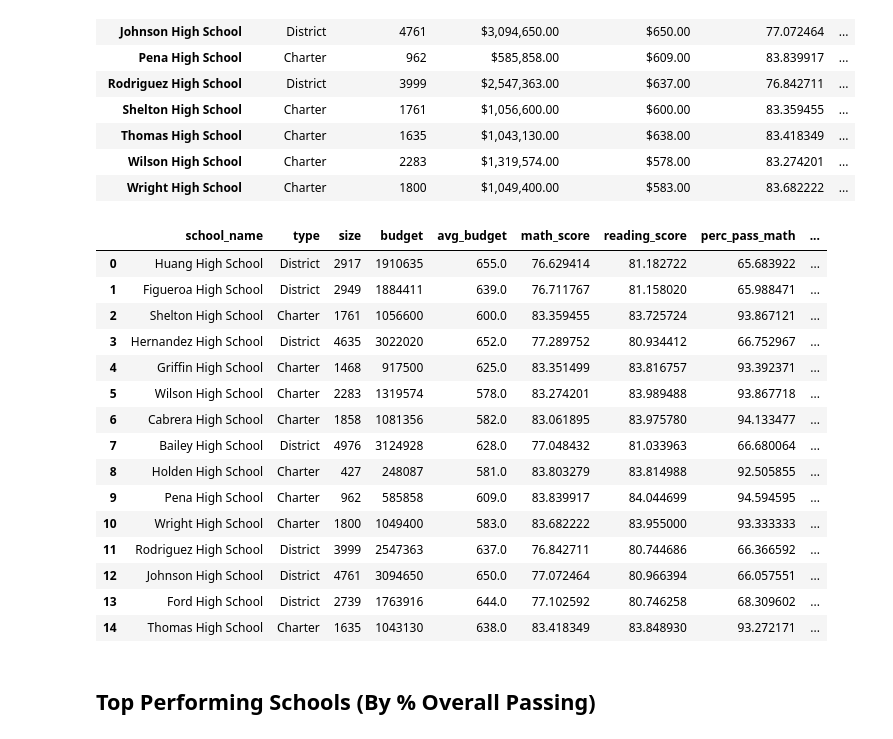
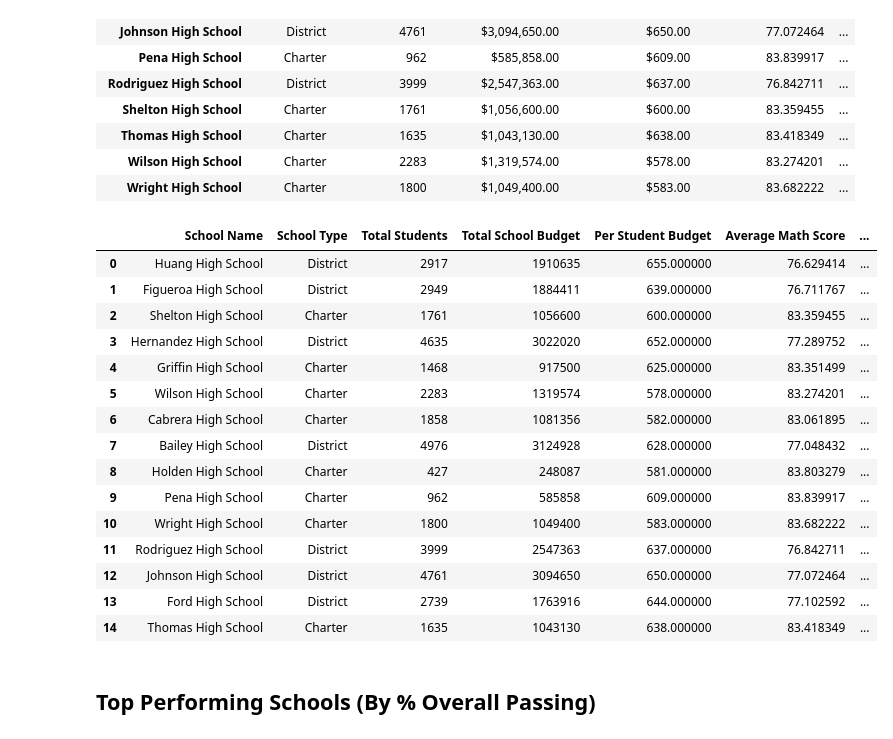
Before and after one commit to nconnel4/pandas-challenge, a Jupyter notebook: PyCitySchools/PyCitySchools_starter.ipynb, the cells around one changed output. Saved outputs shown, nothing was run; the diff lists cells and outputs as text; code cells hidden in the pictures.

Commit message:
Add renaming of column headers

```diff
--- a/PyCitySchools/PyCitySchools_starter.ipynb
+++ b/PyCitySchools/PyCitySchools_starter.ipynb
@@ -143,51 +143,62 @@ avg_grades_df = student_grades_df.groupby('school_name').mean()
 school_summary_df = school_summary_df.merge(avg_grades_df, how = 'inner', on = 'school_name')
 
 # get passing math student information and merge back into school summary
 math_pass_count_df = math_pass_df.groupby('school_name')['Student ID'].nunique()
 math_pass_count_df = math_pass_count_df.rename('math_pass_count')
 
 school_summary_df = school_summary_df.merge(math_pass_count_df, how = 'inner', on = 'school_name')
 
 # get passing reading students information and merge back into school summary
 read_pass_count_df = read_pass_df.groupby('school_name')['Student ID'].nunique()
 read_pass_count_df = read_pass_count_df.rename('read_pass_count')
 
 school_summary_df = school_summary_df.merge(read_pass_count_df, how = 'inner', on = 'school_name')
 
 # get students passing both subjects and merge back into school summary
 overall_pass_count_df = overall_pass_df.groupby('school_name_math')['Student ID'].nunique()
 overall_pass_count_df = overall_pass_count_df.rename('overall_pass_count')
 overall_pass_count_df = overall_pass_count_df.rename_axis('school_name')
 
 school_summary_df = school_summary_df.merge(overall_pass_count_df, how = 'inner', on = 'school_name')
 
 # calculate percentage of passing students
 school_summary_df['perc_pass_math'] = school_summary_df['math_pass_count'] / school_summary_df['size'] * 100
 school_summary_df['perc_pass_read'] = school_summary_df['read_pass_count'] / school_summary_df['size'] * 100
 school_summary_df['perc_pass_overall'] = school_summary_df['overall_pass_count'] / school_summary_df['size'] * 100
 
 # remove unnecessary columns
 school_summary_df.drop(['math_pass_count', 'read_pass_count', 'overall_pass_count'], axis=1, inplace=True)
 
-# print school_summary
-school_summary_df
+#rename column headers
+school_summary_df.rename(columns={
+    'school_name': 'School Name',
+    'type': 'School Type',
+    'size': 'Total Students',
+    'budget': 'Total School Budget',
+    'avg_budget': 'Per Student Budget',
+    'math_score': 'Average Math Score',
+    'reading_score': 'Average Reading Score',
+    'perc_pass_math': '% Passing Math',
+    'perc_pass_read': '% Passing Reading',
+    'perc_pass_overall': '% Overall Passing'
+}, inplace=True)
 # %% [output]
-|  | school_name | type | size | budget | avg_budget | math_score | reading_score | perc_pass_math | ... |
-| 0 | Huang High School | District | 2917 | 1910635 | 655.0 | 76.629414 | 81.182722 | 65.683922 | ... |
-| 1 | Figueroa High School | District | 2949 | 1884411 | 639.0 | 76.711767 | 81.158020 | 65.988471 | ... |
-| 2 | Shelton High School | Charter | 1761 | 1056600 | 600.0 | 83.359455 | 83.725724 | 93.867121 | ... |
-| 3 | Hernandez High School | District | 4635 | 3022020 | 652.0 | 77.289752 | 80.934412 | 66.752967 | ... |
-| 4 | Griffin High School | Charter | 1468 | 917500 | 625.0 | 83.351499 | 83.816757 | 93.392371 | ... |
-| 5 | Wilson High School | Charter | 2283 | 1319574 | 578.0 | 83.274201 | 83.989488 | 93.867718 | ... |
-| 6 | Cabrera High School | Charter | 1858 | 1081356 | 582.0 | 83.061895 | 83.975780 | 94.133477 | ... |
-| 7 | Bailey High School | District | 4976 | 3124928 | 628.0 | 77.048432 | 81.033963 | 66.680064 | ... |
-| 8 | Holden High School | Charter | 427 | 248087 | 581.0 | 83.803279 | 83.814988 | 92.505855 | ... |
-| 9 | Pena High School | Charter | 962 | 585858 | 609.0 | 83.839917 | 84.044699 | 94.594595 | ... |
-| 10 | Wright High School | Charter | 1800 | 1049400 | 583.0 | 83.682222 | 83.955000 | 93.333333 | ... |
-| 11 | Rodriguez High School | District | 3999 | 2547363 | 637.0 | 76.842711 | 80.744686 | 66.366592 | ... |
-| 12 | Johnson High School | District | 4761 | 3094650 | 650.0 | 77.072464 | 80.966394 | 66.057551 | ... |
-| 13 | Ford High School | District | 2739 | 1763916 | 644.0 | 77.102592 | 80.746258 | 68.309602 | ... |
-| 14 | Thomas High School | Charter | 1635 | 1043130 | 638.0 | 83.418349 | 83.848930 | 93.272171 | ... |
+|  | School Name | School Type | Total Students | Total School Budget | Per Student Budget | Average Math Score | ... |
+| 0 | Huang High School | District | 2917 | 1910635 | 655.000000 | 76.629414 | ... |
+| 1 | Figueroa High School | District | 2949 | 1884411 | 639.000000 | 76.711767 | ... |
+| 2 | Shelton High School | Charter | 1761 | 1056600 | 600.000000 | 83.359455 | ... |
+| 3 | Hernandez High School | District | 4635 | 3022020 | 652.000000 | 77.289752 | ... |
+| 4 | Griffin High School | Charter | 1468 | 917500 | 625.000000 | 83.351499 | ... |
+| 5 | Wilson High School | Charter | 2283 | 1319574 | 578.000000 | 83.274201 | ... |
+| 6 | Cabrera High School | Charter | 1858 | 1081356 | 582.000000 | 83.061895 | ... |
+| 7 | Bailey High School | District | 4976 | 3124928 | 628.000000 | 77.048432 | ... |
+| 8 | Holden High School | Charter | 427 | 248087 | 581.000000 | 83.803279 | ... |
+| 9 | Pena High School | Charter | 962 | 585858 | 609.000000 | 83.839917 | ... |
+| 10 | Wright High School | Charter | 1800 | 1049400 | 583.000000 | 83.682222 | ... |
+| 11 | Rodriguez High School | District | 3999 | 2547363 | 637.000000 | 76.842711 | ... |
+| 12 | Johnson High School | District | 4761 | 3094650 | 650.000000 | 77.072464 | ... |
+| 13 | Ford High School | District | 2739 | 1763916 | 644.000000 | 77.102592 | ... |
+| 14 | Thomas High School | Charter | 1635 | 1043130 | 638.000000 | 83.418349 | ... |
 # %% [markdown]
 ## Top Performing Schools (By % Overall Passing)
 # %% [markdown]
```
